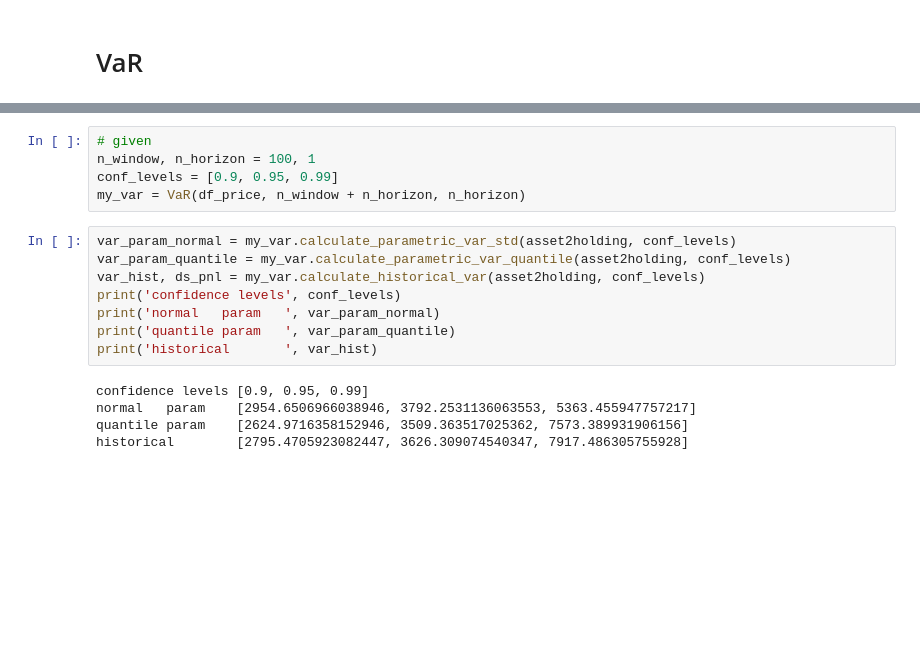
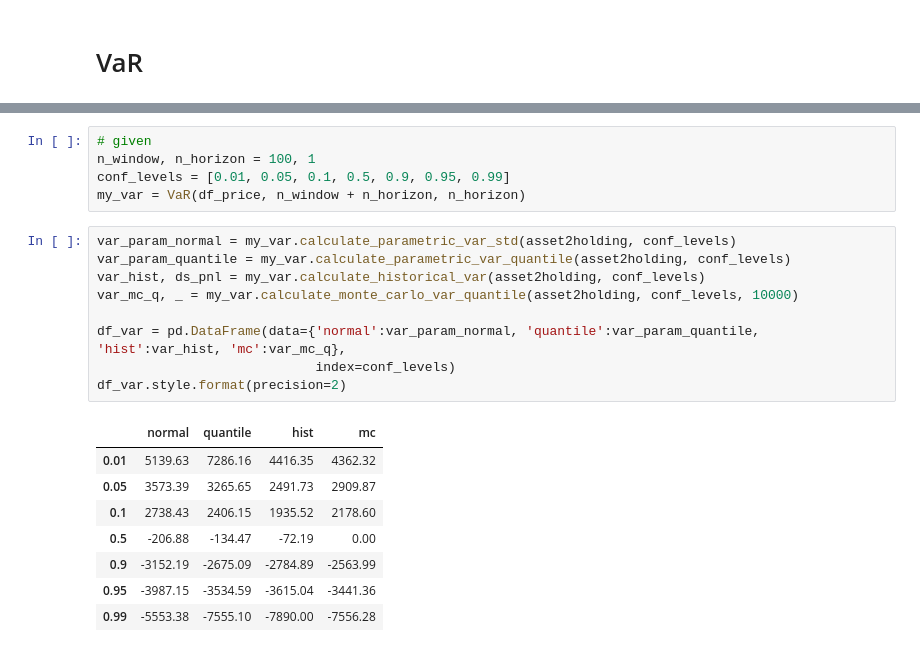
Before and after one commit to xyise/xyise, a Jupyter notebook: notebook/parametric_var/pvar.ipynb, the cells around one changed output, grey strips where cells are left out. Drawn from its saved outputs; the diff is of its cells as text; blank space fills up the shorter version.

```diff
--- a/notebook/parametric_var/pvar.ipynb
+++ b/notebook/parametric_var/pvar.ipynb
@@ -121,18 +168,23 @@ class VaR:
 # %%
 # given
 n_window, n_horizon = 100, 1
-conf_levels = [0.9, 0.95, 0.99]
+conf_levels = [0.01, 0.05, 0.1, 0.5, 0.9, 0.95, 0.99]
 my_var = VaR(df_price, n_window + n_horizon, n_horizon)
 # %%
 var_param_normal = my_var.calculate_parametric_var_std(asset2holding, conf_levels)
 var_param_quantile = my_var.calculate_parametric_var_quantile(asset2holding, conf_levels)
 var_hist, ds_pnl = my_var.calculate_historical_var(asset2holding, conf_levels)
-print('confidence levels', conf_levels)
-print('normal   param   ', var_param_normal)
-print('quantile param   ', var_param_quantile)
-print('historical       ', var_hist)
+var_mc_q, _ = my_var.calculate_monte_carlo_var_quantile(asset2holding, conf_levels, 10000)
+
+df_var = pd.DataFrame(data={'normal':var_param_normal, 'quantile':var_param_quantile, 'hist':var_hist, 'mc':var_mc_q},
+                            index=conf_levels)
+df_var.style.format(precision=2)
 # %% [output]
-confidence levels [0.9, 0.95, 0.99]
-normal   param    [2954.6506966038946, 3792.2531136063553, 5363.455947757217]
-quantile param    [2624.9716358152946, 3509.363517025362, 7573.389931906156]
-historical        [2795.4705923082447, 3626.309074540347, 7917.486305755928]
+|  | normal | quantile | hist | mc |
+| 0.01 | 5139.63 | 7286.16 | 4416.35 | 4362.32 |
+| 0.05 | 3573.39 | 3265.65 | 2491.73 | 2909.87 |
+| 0.1 | 2738.43 | 2406.15 | 1935.52 | 2178.60 |
+| 0.5 | -206.88 | -134.47 | -72.19 | 0.00 |
+| 0.9 | -3152.19 | -2675.09 | -2784.89 | -2563.99 |
+| 0.95 | -3987.15 | -3534.59 | -3615.04 | -3441.36 |
+| 0.99 | -5553.38 | -7555.10 | -7890.00 | -7556.28 |
```
Also changed, not shown: parts of 6 cells of this notebook.
